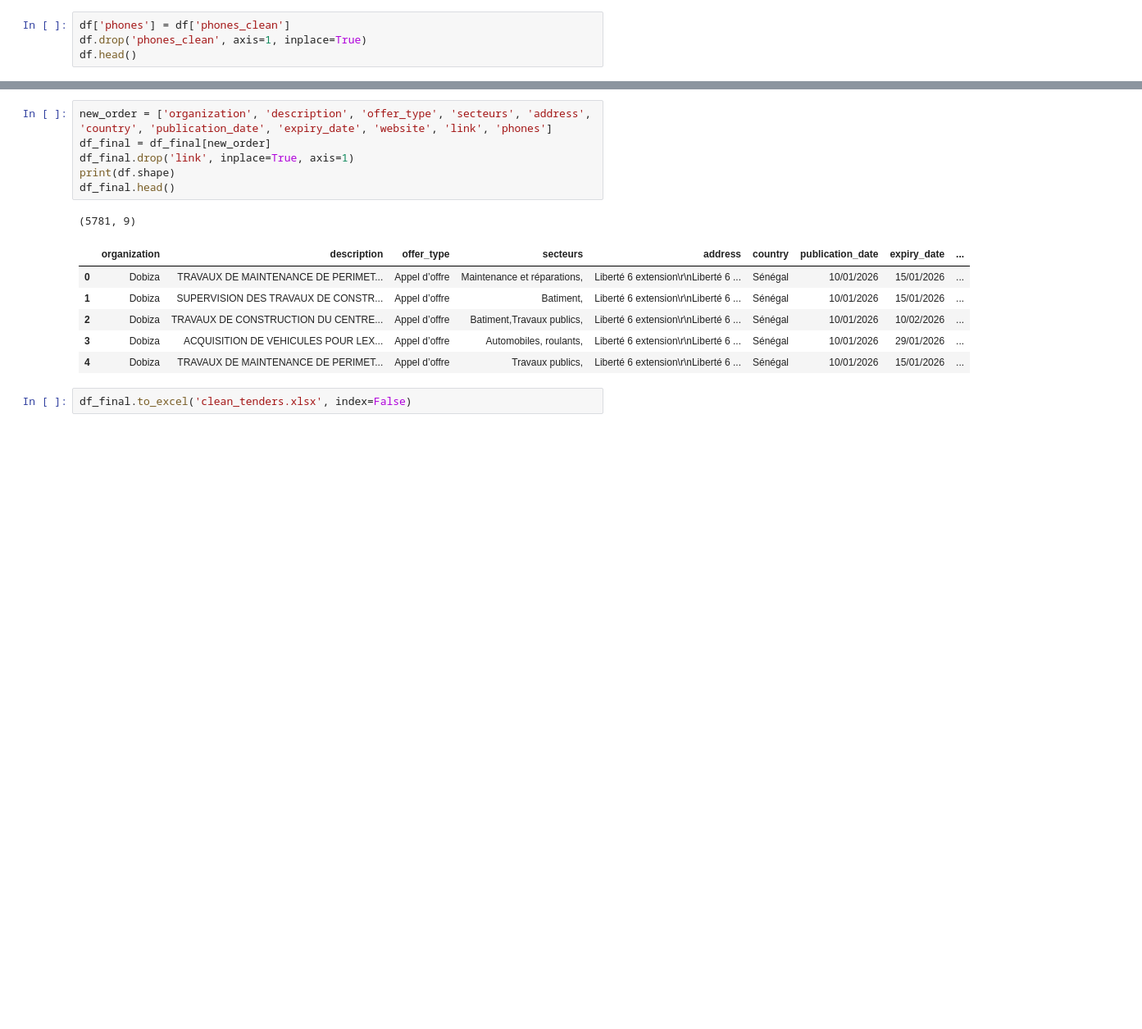
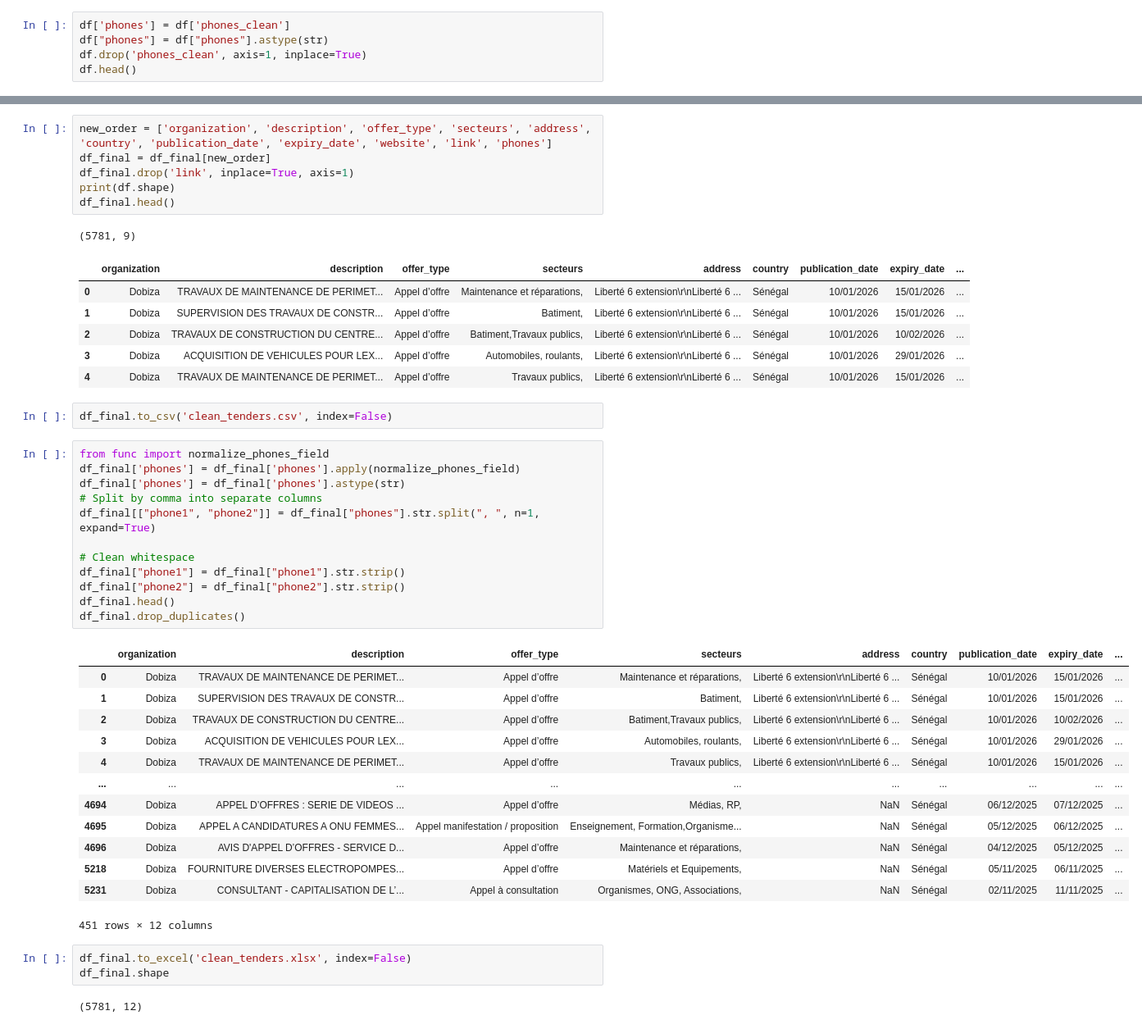
Before and after one commit to TheDark-Cloud/web_scraping, a Jupyter notebook: offer_calls/tender_treatment.ipynb, the cells around one changed output, grey strips where cells are left out. Shown at 82% size. Drawn from its saved outputs; the diff is of its cells as text; blank space fills up the shorter version.

Commit message:
tendes

```diff
--- a/offer_calls/tender_treatment.ipynb
+++ b/offer_calls/tender_treatment.ipynb
@@ -105,6 +94,7 @@ df.head()
 | 4 | Appel d’offre | TRAVAUX DE MAINTENANCE DE PERIMET... | Sénégal | 10/01/2026 | 15/01/2026 | Travaux publics, | https://www.business-senegal.com/... | Liberté 6 extension\r\nLiberté 6 ... | ['2221776449596', '+221 338243334... | ... |
 # %%
 df['phones'] = df['phones_clean']
+df["phones"] = df["phones"].astype(str)
 df.drop('phones_clean', axis=1, inplace=True)
 df.head()
 # %% [output]
@@ -245,4 +235,35 @@ df_final.head()
 | 3 | Dobiza | ACQUISITION DE VEHICULES POUR LEX... | Appel d’offre | Automobiles, roulants, | Liberté 6 extension\r\nLiberté 6 ... | Sénégal | 10/01/2026 | 29/01/2026 | ... |
 | 4 | Dobiza | TRAVAUX DE MAINTENANCE DE PERIMET... | Appel d’offre | Travaux publics, | Liberté 6 extension\r\nLiberté 6 ... | Sénégal | 10/01/2026 | 15/01/2026 | ... |
 # %%
-df_final.to_excel('clean_tenders.xlsx', index=False)
+df_final.to_csv('clean_tenders.csv', index=False)
+# %%
+from func import normalize_phones_field
+df_final['phones'] = df_final['phones'].apply(normalize_phones_field)
+df_final['phones'] = df_final['phones'].astype(str)
+# Split by comma into separate columns
+df_final[["phone1", "phone2"]] = df_final["phones"].str.split(", ", n=1, expand=True)
+
+# Clean whitespace
+df_final["phone1"] = df_final["phone1"].str.strip()
+df_final["phone2"] = df_final["phone2"].str.strip()
+df_final.head()
+df_final.drop_duplicates()
+# %% [output]
+|  | organization | description | offer_type | secteurs | address | country | publication_date | expiry_date | ... |
+| 0 | Dobiza | TRAVAUX DE MAINTENANCE DE PERIMET... | Appel d’offre | Maintenance et réparations, | Liberté 6 extension\r\nLiberté 6 ... | Sénégal | 10/01/2026 | 15/01/2026 | ... |
+| 1 | Dobiza | SUPERVISION DES TRAVAUX DE CONSTR... | Appel d’offre | Batiment, | Liberté 6 extension\r\nLiberté 6 ... | Sénégal | 10/01/2026 | 15/01/2026 | ... |
+| 2 | Dobiza | TRAVAUX DE CONSTRUCTION DU CENTRE... | Appel d’offre | Batiment,Travaux publics, | Liberté 6 extension\r\nLiberté 6 ... | Sénégal | 10/01/2026 | 10/02/2026 | ... |
+| 3 | Dobiza | ACQUISITION DE VEHICULES POUR LEX... | Appel d’offre | Automobiles, roulants, | Liberté 6 extension\r\nLiberté 6 ... | Sénégal | 10/01/2026 | 29/01/2026 | ... |
+| 4 | Dobiza | TRAVAUX DE MAINTENANCE DE PERIMET... | Appel d’offre | Travaux publics, | Liberté 6 extension\r\nLiberté 6 ... | Sénégal | 10/01/2026 | 15/01/2026 | ... |
+| ... | ... | ... | ... | ... | ... | ... | ... | ... | ... |
+| 4694 | Dobiza | APPEL D’OFFRES : SERIE DE VIDEOS ... | Appel d’offre | Médias, RP, | NaN | Sénégal | 06/12/2025 | 07/12/2025 | ... |
+| 4695 | Dobiza | APPEL A CANDIDATURES A ONU FEMMES... | Appel manifestation / proposition | Enseignement, Formation,Organisme... | NaN | Sénégal | 05/12/2025 | 06/12/2025 | ... |
+| 4696 | Dobiza | AVIS D'APPEL D’OFFRES - SERVICE D... | Appel d’offre | Maintenance et réparations, | NaN | Sénégal | 04/12/2025 | 05/12/2025 | ... |
+| 5218 | Dobiza | FOURNITURE DIVERSES ELECTROPOMPES... | Appel d’offre | Matériels et Equipements, | NaN | Sénégal | 05/11/2025 | 06/11/2025 | ... |
+| 5231 | Dobiza | CONSULTANT - CAPITALISATION DE L’... | Appel à consultation | Organismes, ONG, Associations, | NaN | Sénégal | 02/11/2025 | 11/11/2025 | ... |
+451 rows × 12 columns
+# %%
+df_final.to_excel('clean_tenders.xlsx', index=False)
+df_final.shape
+# %% [output]
+(5781, 12)
```
Also changed, not shown: parts of 4 cells of this notebook, 2 other files.
